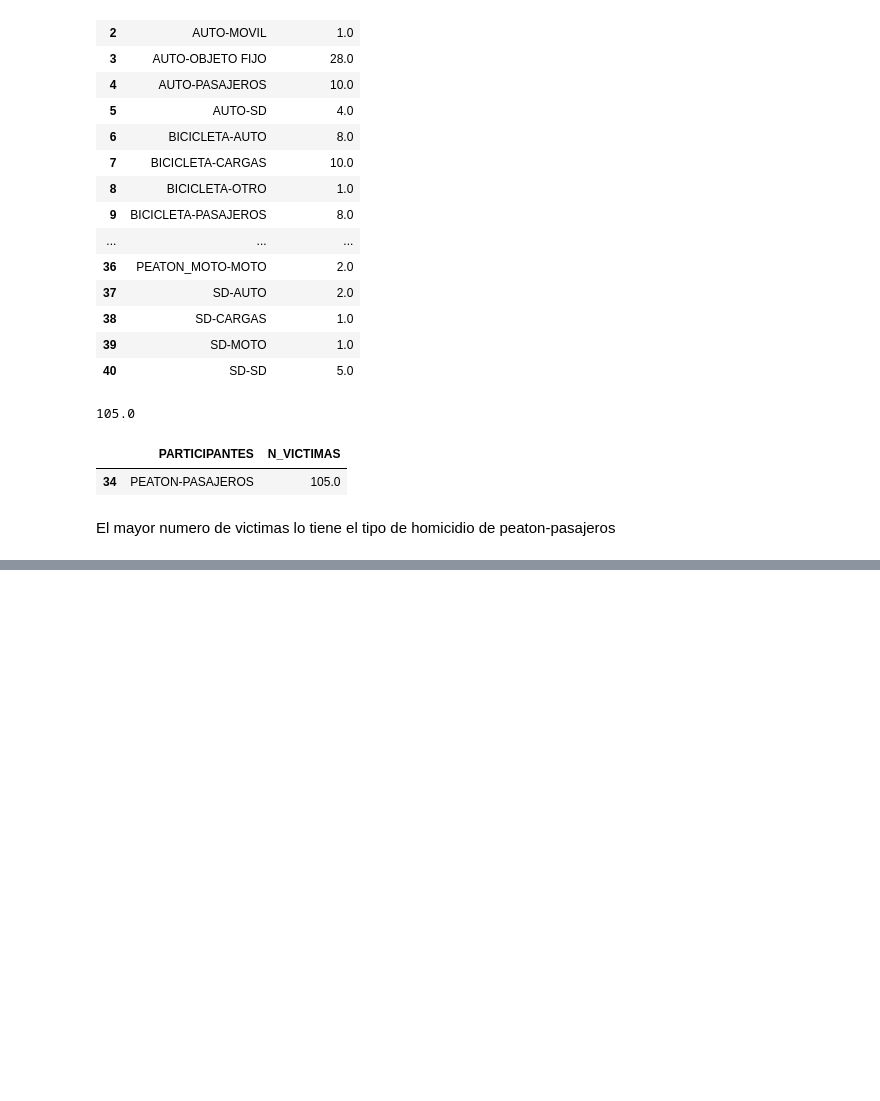
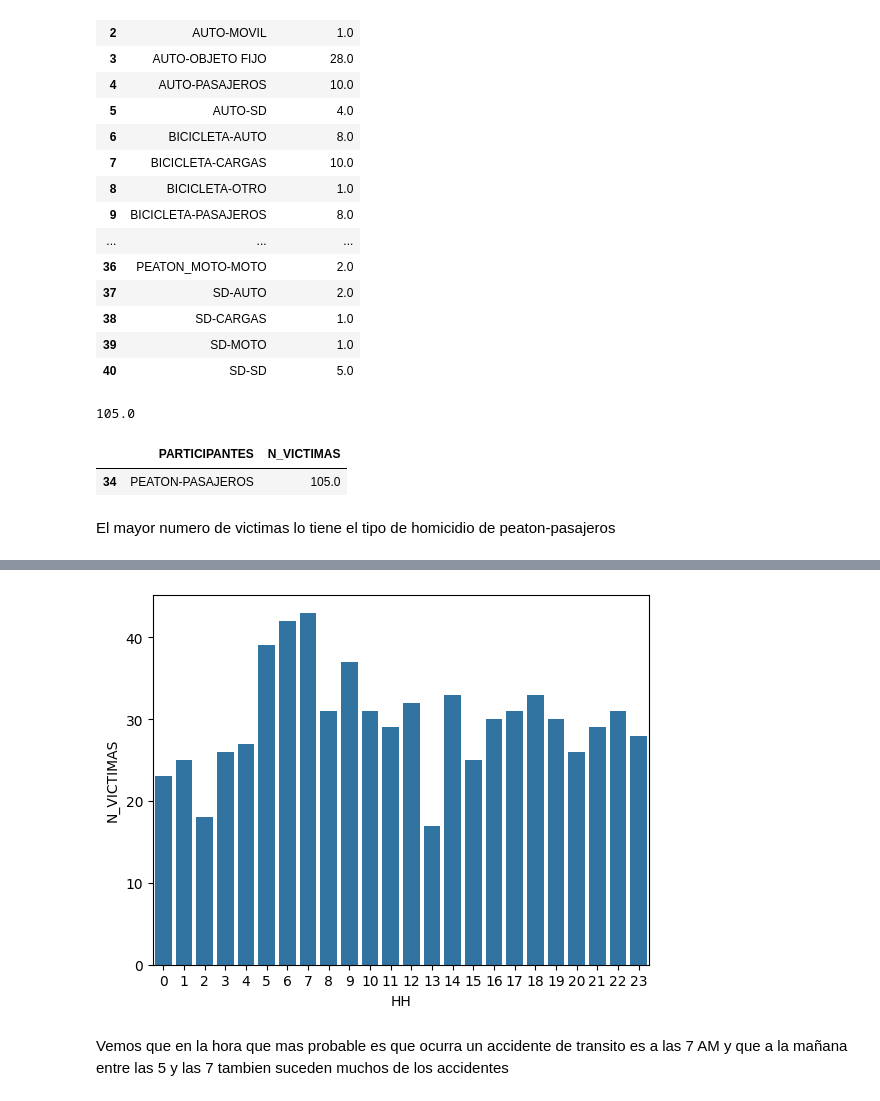
Before and after one commit to Lukitens/PI_DA, a Jupyter notebook: eda.ipynb, the cells around one changed output, grey strips where cells are left out. Drawn from its saved outputs; the diff is of its cells as text; code cells hidden in the pictures; blank space fills up the shorter version.

```diff
--- a/eda.ipynb
+++ b/eda.ipynb
@@ -246,3 +276,15 @@ total_por_participantes[total_por_participantes["N_VICTIMAS"] == 105.0]
 | 34 | PEATON-PASAJEROS | 105.0 |
 # %% [markdown]
 El mayor numero de victimas lo tiene el tipo de homicidio de peaton-pasajeros
+# %%
+#Agrupamos por la hora aproximada y sumamos el numero de victimas
+total_por_hh = homicidios.groupby("HH")["N_VICTIMAS"].sum().reset_index()
+# %%
+#Eliminamos la ultima fila que no dice una hora si no que dice SD
+total_por_hh = total_por_hh.drop(24)
+#Pasamos la columna a entero
+total_por_hh["HH"] = total_por_hh["HH"].astype(int)
+#Ordenamos por hora
+total_por_hh.sort_values(by="HH", inplace=True, ascending=True)
+total_por_hh.reset_index(drop=True, inplace=True)
+total_por_hh
@@ -248,0 +309,7 @@ El mayor numero de victimas lo tiene el tipo de homicidio de peaton-pasajeros
+# %%
+sns.barplot(data = total_por_hh, x="HH", y="N_VICTIMAS")
+plt.show()
+# %% [output]
+[figure, added]
+# %% [markdown]
+Vemos que en la hora que mas probable es que ocurra un accidente de transito es a las 7 AM y que a la mañana entre las 5 y las 7 tambien suceden muchos de los accidentes
```
Also changed, not shown: parts of 33 cells of this notebook.
